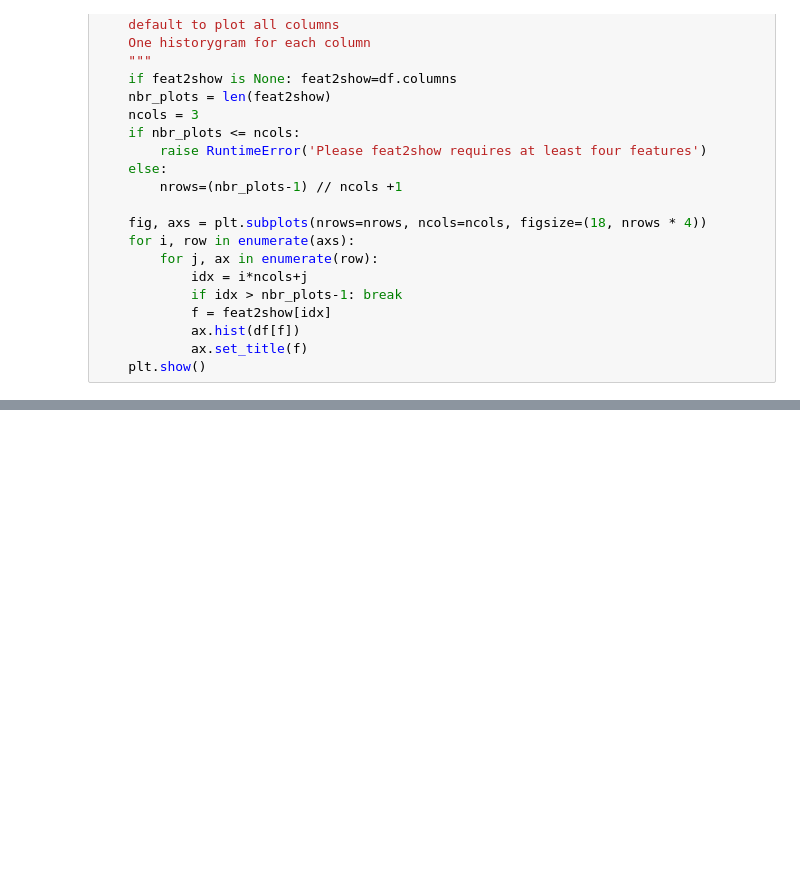
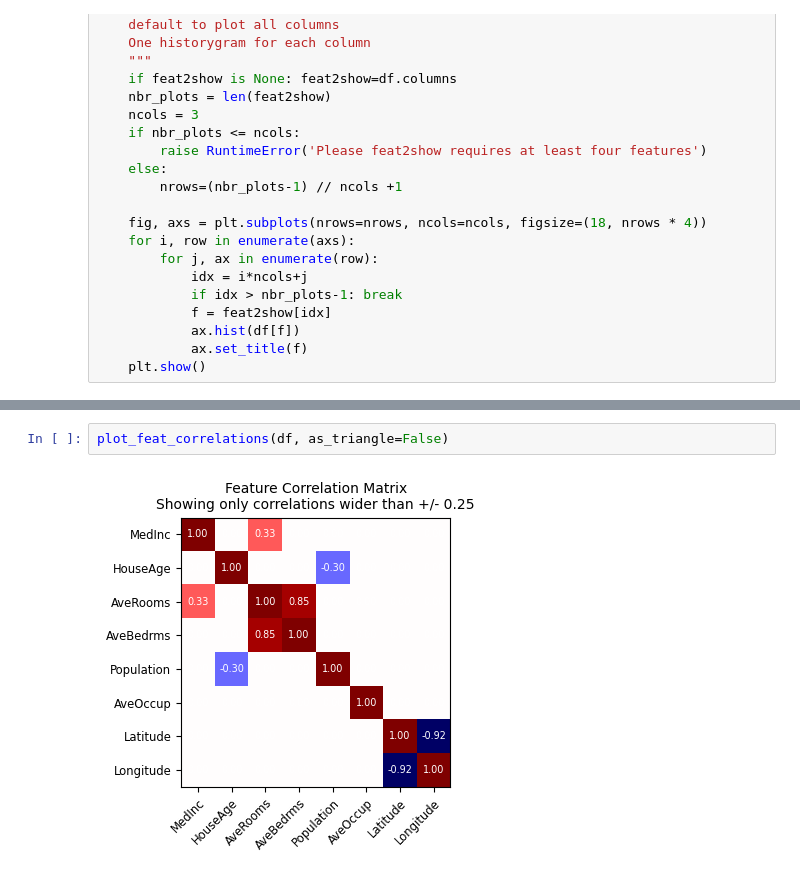
Before and after one commit to unpackAI/unpackai, a Jupyter notebook: nbs/35_tabular_data.ipynb, the cells around one changed output, grey strips where cells are left out. Cells and saved outputs as stored; diff of their text form; blank space fills up the shorter version.

```diff
--- a/nbs/35_tabular_data.ipynb
+++ b/nbs/35_tabular_data.ipynb
@@ -99,0 +180,4 @@ plot_hist(df)
+# %%
+plot_feat_correlations(df, as_triangle=False)
+# %% [output]
+[figure, added]
```
Also changed, not shown: parts of 16 cells of this notebook, 2 other files.
